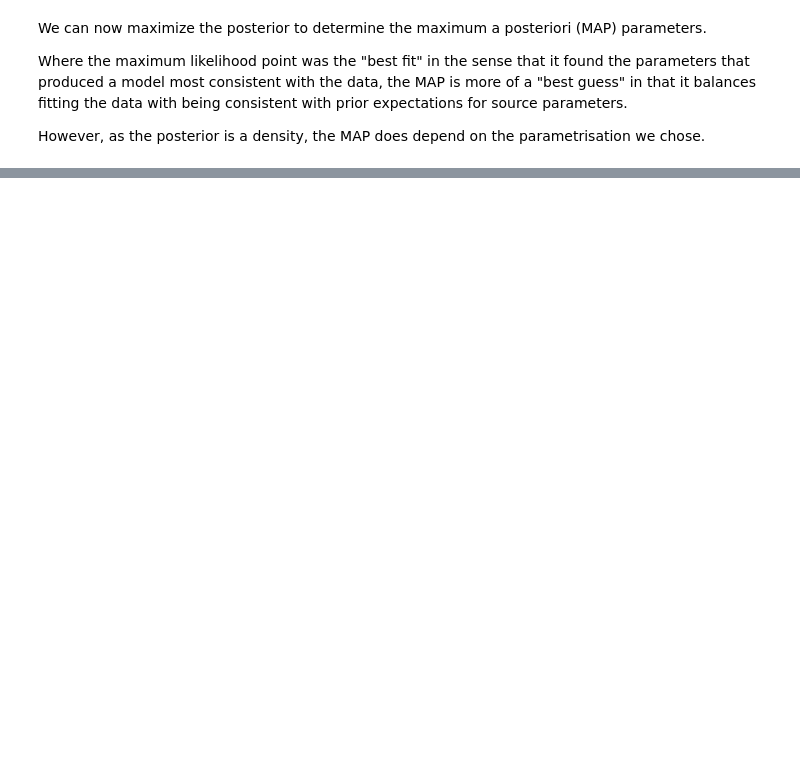
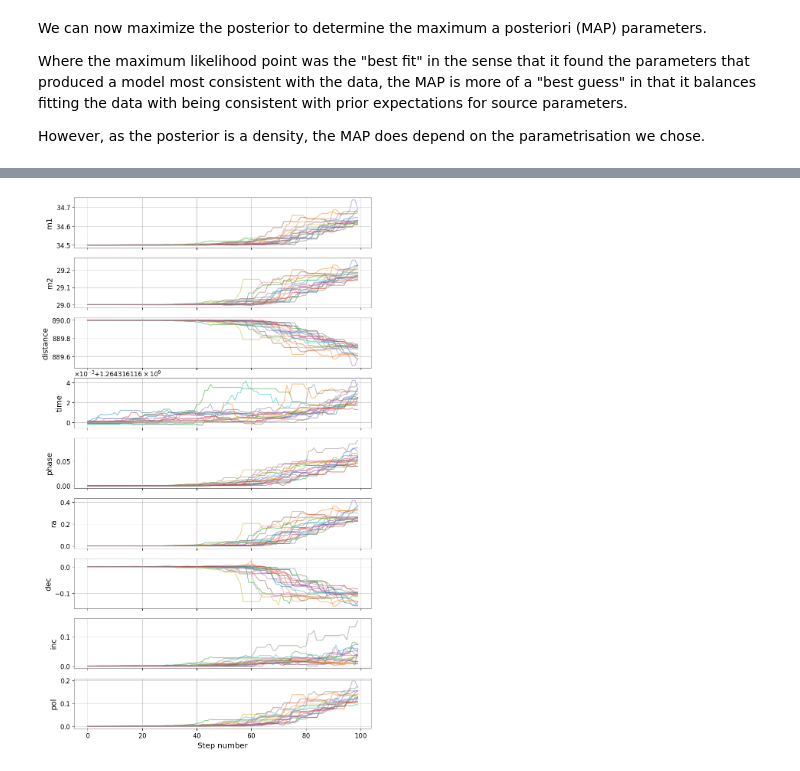
Before and after one commit to hjornskar-ctrl/dim-clem, a Jupyter notebook: Param_estimation.ipynb, the cells around one changed output, grey strips where cells are left out. Saved outputs shown, nothing was run; the diff lists cells and outputs as text; code cells hidden in the pictures; blank space fills up the shorter version.

```diff
--- a/Param_estimation.ipynb
+++ b/Param_estimation.ipynb
@@ -491,0 +598,15 @@ Steps   log(posterior)
+# %%
+samples = sampler.get_chain()
+
+# Plot chains for each parameter
+fig, axes = plt.subplots(ndim, figsize=(10, ndim * 2), sharex=True)
+labels = ["m1", "m2", "distance", "time", "phase", "ra", "dec", "inc", "pol"]
+
+for i in range(ndim):
+    axes[i].plot(samples[:, :, i], alpha=0.5)
+    axes[i].set_ylabel(labels[i])
+
+axes[-1].set_xlabel("Step number")
+plt.show()
+# %% [output]
+[figure, added]
```
Also changed, not shown: parts of 16 cells of this notebook.
